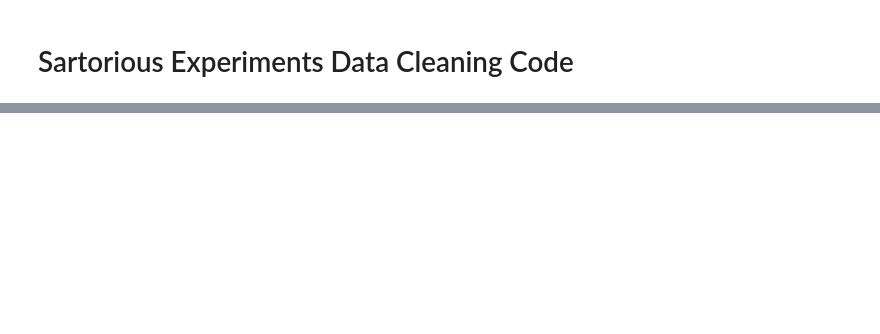
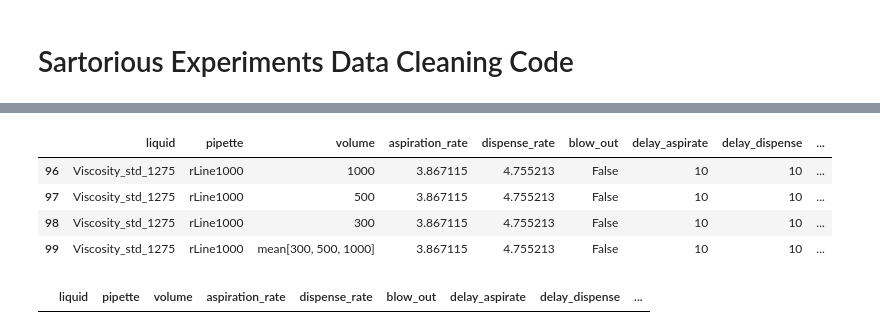
Before and after one commit to Quijanove/viscosity_liquid_transfer_Pablo, a Jupyter notebook: Sartorious_experiments/Code/Data_cleaning_code_sartorious.ipynb, the cells around one changed output, grey strips where cells are left out. Cells and saved outputs as stored; diff of their text form; code cells hidden in the pictures; blank space fills up the shorter version.

```diff
--- a/Sartorious_experiments/Code/Data_cleaning_code_sartorious.ipynb
+++ b/Sartorious_experiments/Code/Data_cleaning_code_sartorious.ipynb
@@ -61,3 +115,12 @@ df_raw
+# %%
+df_raw = df_raw[df_raw['iteration'] == 25.0]
+df_raw
+# %% [output]
+|  | liquid | pipette | volume | aspiration_rate | dispense_rate | blow_out | delay_aspirate | delay_dispense | ... |
+| 96 | Viscosity_std_1275 | rLine1000 | 1000 | 3.867115 | 4.755213 | False | 10 | 10 | ... |
+| 97 | Viscosity_std_1275 | rLine1000 | 500 | 3.867115 | 4.755213 | False | 10 | 10 | ... |
+| 98 | Viscosity_std_1275 | rLine1000 | 300 | 3.867115 | 4.755213 | False | 10 | 10 | ... |
+| 99 | Viscosity_std_1275 | rLine1000 | mean[300, 500, 1000] | 3.867115 | 4.755213 | False | 10 | 10 | ... |
 # %%
 #Manual iteration labelling (referring to the below table for easier reference)
 df_raw.loc[21:23, 'iteration'] = 8
@@ -74,3 +140,7 @@ df_raw
+# %%
+df_raw
+# %% [output]
+|  | liquid | pipette | volume | aspiration_rate | dispense_rate | blow_out | delay_aspirate | delay_dispense | ... |
 # %%
 #Saving the csv
 folder = (r"C:\Users\admin\Documents\GitHub\viscosity_liquid_transfer_Pablo\Sartorious_experiments\Cleaned_Data")
```
Also changed, not shown: parts of 5 cells of this notebook, 5 other files.
